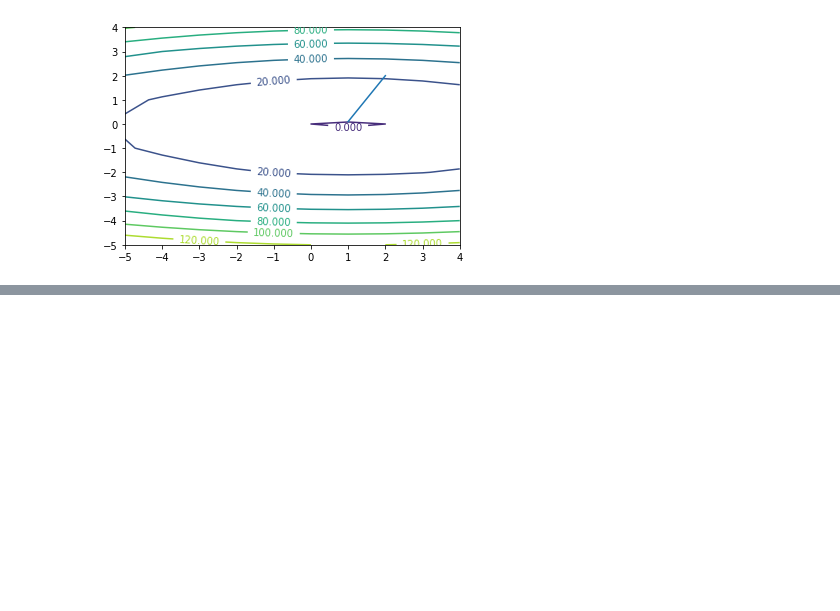
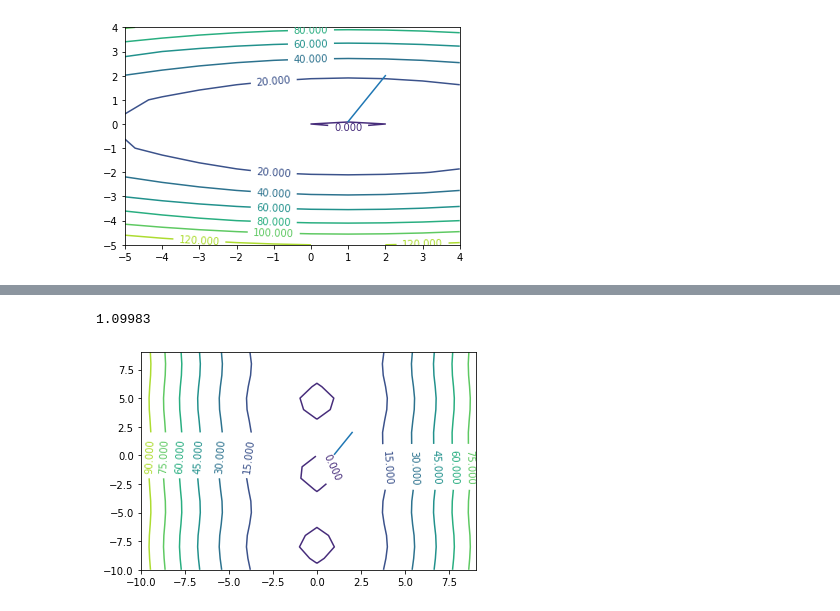
Before and after one commit to zhengang-zhong/NLP_visualization, a Jupyter notebook: conjugated_gradient_method.ipynb, the cells around one changed output, grey strips where cells are left out. Drawn from its saved outputs; the diff is of its cells as text; code cells hidden in the pictures; blank space fills up the shorter version.

```diff
--- a/conjugated_gradient_method.ipynb
+++ b/conjugated_gradient_method.ipynb
@@ -259,3 +285,26 @@ print(f_func([x1[-1],x2[-1]]))
 # %% [output]
 -0.55
 [figure]
+# %%
+Nx = 2
+N_iter = 10
+x_lim = 10
+y_lim = 10
+delta = 1
+
+c1 = 0.25
+c2 = 0.45
+
+x_sol_list = []
+
+x_init = ca.DM([2.5,2.5])
+
+x_SX = ca.SX.sym('x',Nx)
+
+f = x_SX[0] ** 2 + ca.sin(x_SX[1])
+
+f_func = ca.Function("f_func",[x_SX],[f])
+H,g = ca.hessian(f,x_SX)
+
+grad_func = ca.Function("grad_func", [x_SX],[g])
+hessian_func = ca.Function("hessian_func", [x_SX],[H])
@@ -261,0 +381,15 @@ print(f_func([x1[-1],x2[-1]]))
+# %%
+x = np.arange(-x_lim, x_lim, delta)
+y = np.arange(-y_lim, y_lim, delta)
+X, Y = np.meshgrid(x, y)
+Z = X **2 + np.sin(Y)
+fig, ax = plt.subplots()
+x1 = x_list[::2]
+x2 = x_list[1::2]
+ax.plot(x1,x2)
+CS = ax.contour(X, Y, Z)
+ax.clabel(CS, inline=1, fontsize=10)
+print(f_func([x1[-1],x2[-1]]))
+# %% [output]
+1.09983
+[figure, added]
```
Also changed, not shown: parts of 4 cells of this notebook.
